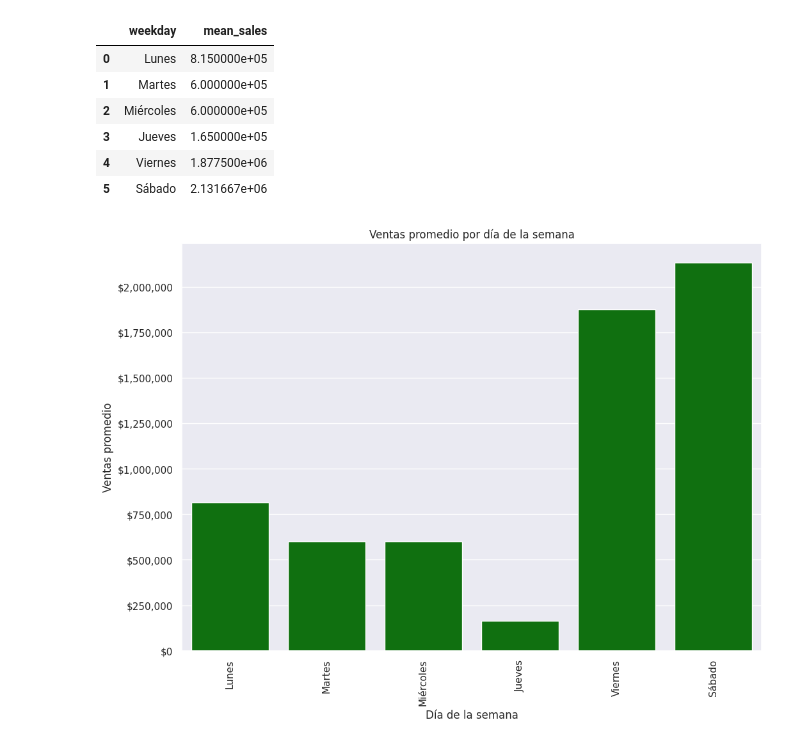
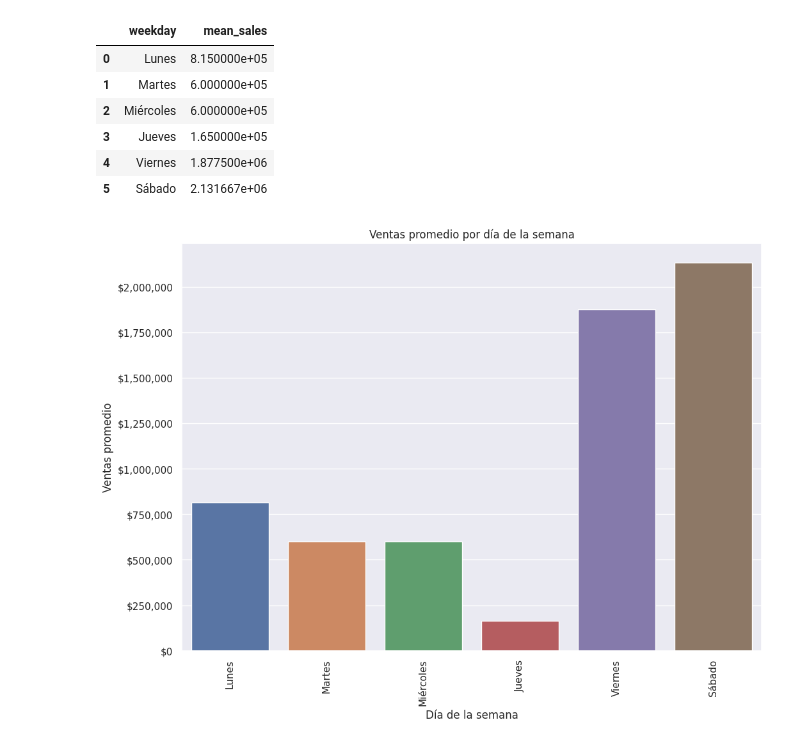
Before and after one commit to JsNcAr/GSalud_Analysis, a Jupyter notebook: Clinica_Viz.ipynb, the cells around one changed output. Drawn from its saved outputs; the diff is of its cells as text; code cells hidden in the pictures.

```diff
--- a/Clinica_Viz.ipynb
+++ b/Clinica_Viz.ipynb
@@ -126,19 +126,18 @@ df
 | 5 | Sábado | 2.131667e+06 |
 # %%
 #bar plot
-#plt.bar(df['weekday'], df['mean_sales'], color='green', width=0.5)
-sns.barplot(x='weekday', y='mean_sales', data=df, color='green')
+sns.barplot(x='weekday', y='mean_sales', data=df, errorbar=None)
 plt.title('Ventas promedio por día de la semana')
 plt.xlabel('Día de la semana')
 plt.ylabel('Ventas promedio')
 plt.xticks(rotation=90)
 # set scale name as "millions"
 plt.ticklabel_format(style='plain', axis='y')
 # Format y axis as money
 plt.gca().get_yaxis().set_major_formatter(plt.FuncFormatter(lambda x, loc: "${:,}".format(int(x))))
 plt.show()
 # %% [output]
-[figure, old version]
+[figure, new version]
 # %%
 query = "SELECT actividad, SUM(valor) AS total FROM pagos GROUP BY actividad ORDER BY total DESC"
 df = pd.read_sql(query, con=db)
```
Also changed, not shown: parts of 7 cells of this notebook, 1 other file.
